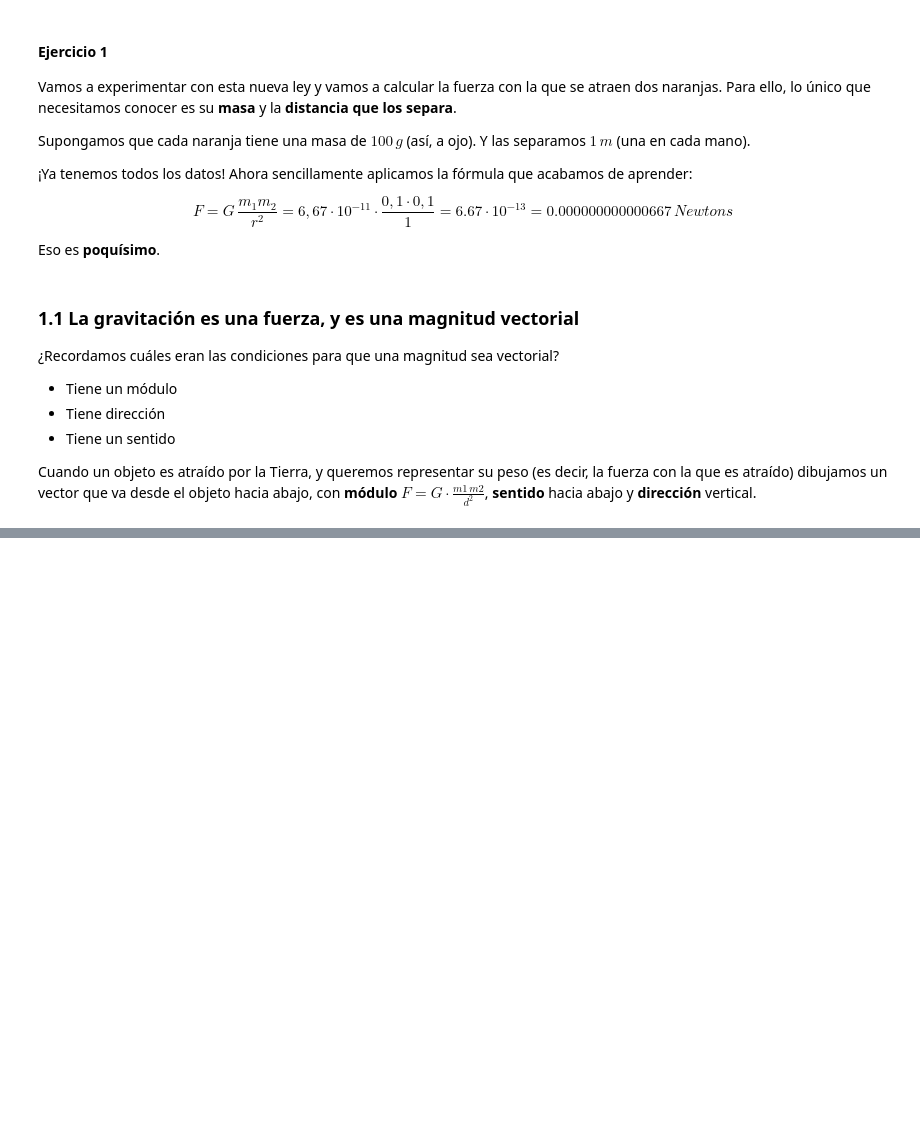
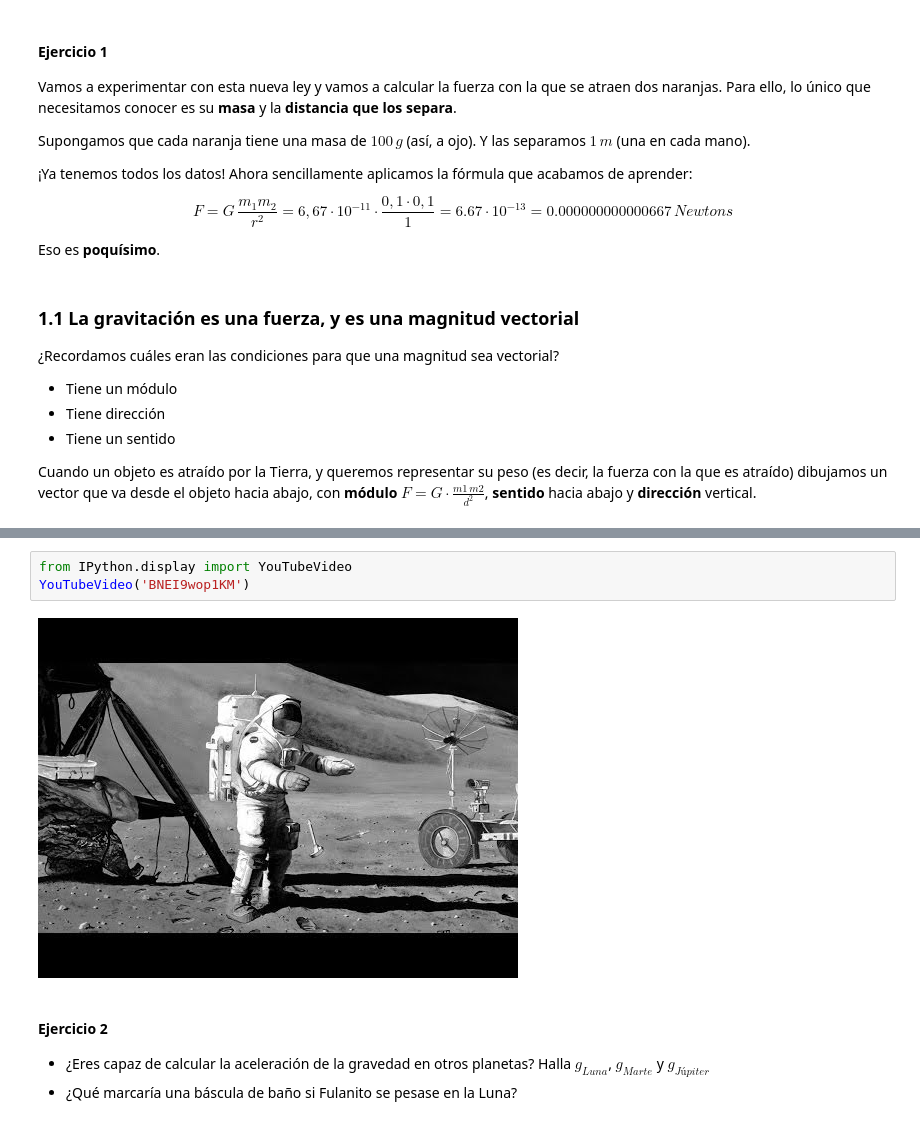
Before and after one commit to ignaciovidalfranco/fuerzasgravitatorias4eso, a Jupyter notebook: 4eso_Fuerzas_Gravitatorias.ipynb, the cells around one changed output, grey strips where cells are left out. Saved outputs shown, nothing was run; the diff lists cells and outputs as text; blank space fills up the shorter version.

```diff
--- a/4eso_Fuerzas_Gravitatorias.ipynb
+++ b/4eso_Fuerzas_Gravitatorias.ipynb
@@ -85,3 +92,13 @@ $$g=6,67\, \left[ N \frac{m^2}{kg} \right] \cdot 10^{-11} \frac{5,9736\cdot 10^{
+# %%
+from IPython.display import YouTubeVideo
+YouTubeVideo('BNEI9wop1KM')
+# %% [output]
+[figure, added]
+# %% [markdown]
+#### Ejercicio 2
+
+* ¿Eres capaz de calcular la aceleración de la gravedad en otros planetas? Halla $g_{Luna}$, $g_{Marte}$ y $g_{Júpiter}$
+* ¿Qué marcaría una báscula de baño si Fulanito se pesase en la Luna?
 # %% [markdown]
 ## 3. Movimiento de los planetas: Sistema Sol y Tierra
 
```
Also changed, not shown: parts of 7 cells of this notebook, 1 other file.
